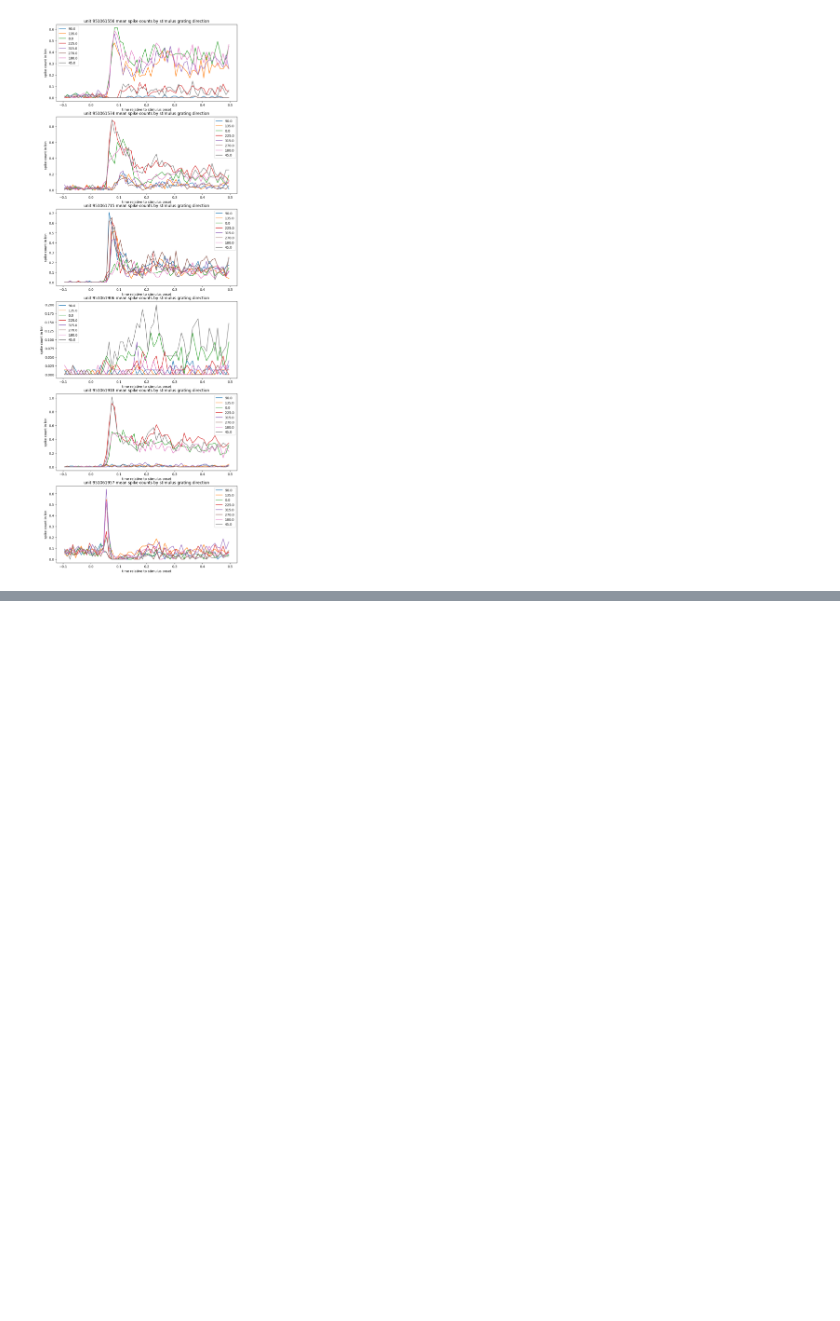
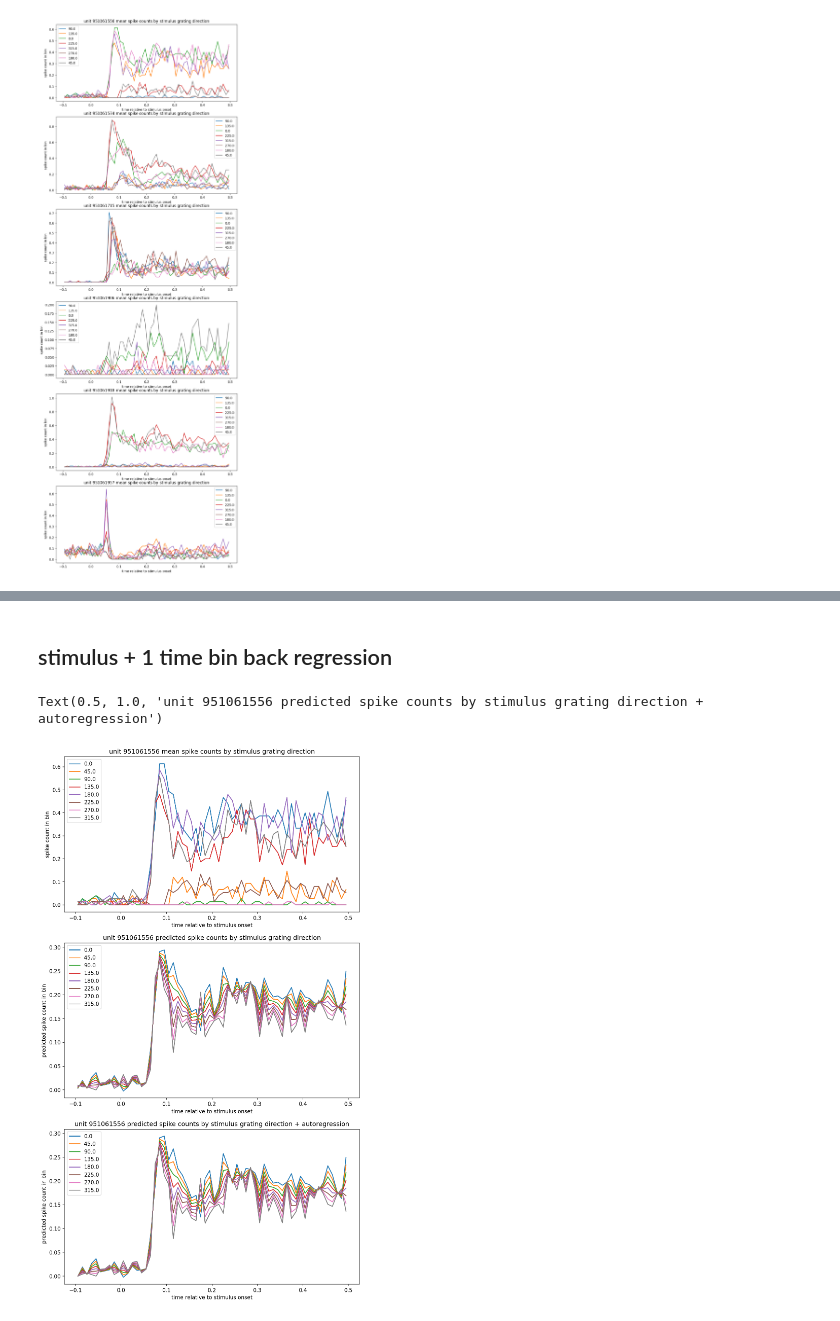
Before and after one commit to AllenInstitute/swdb_2023, a Jupyter notebook: Day5/Day5_VisualCodingNeuroPixels.ipynb, the cells around one changed output, grey strips where cells are left out. Cells and saved outputs as stored; diff of their text form; code cells hidden in the pictures; blank space fills up the shorter version.

```diff
--- a/Day5/Day5_VisualCodingNeuroPixels.ipynb
+++ b/Day5/Day5_VisualCodingNeuroPixels.ipynb
@@ -159,0 +217,59 @@ for i, unit_id in enumerate(interesting_units):
+# %% [markdown]
+## stimulus + 1 time bin back regression
+# %%
+auto_reg_results = []
+for i in range(spikes.shape[1]):
+    if i >= 1:
+        reg = LinearRegression()
+        X = np.stack([orientations, spikes[:, i-1]]).T
+        Y = spikes[:, i]
+        reg.fit(X, Y)
+        auto_reg_results.append(reg)
+# %%
+# plot regression result
+unique_orientations.sort()
+
+fig, ax = plt.subplots(3, 1, figsize=(10, 18), dpi=150)
+
+unit_id = 951061556
+for orientation in unique_orientations:
+    trial_ids = presentations[presentations.orientation == orientation].index.values
+    data = histograms.loc[trial_ids, :, unit_id]
+    mean = data.mean(dim="stimulus_presentation_id")
+    ax[0].plot(data["time_relative_to_stimulus_onset"], mean, label=orientation)
+ax[0].legend()
+ax[0].set_xlabel("time relative to stimulus onset")
+ax[0].set_ylabel("spike count in bin")
+ax[0].set_title(f"unit {unit_id} mean spike counts by stimulus grating direction")
+
+
+# stimulus-based regression
+pred_responses = []
+for res in lin_reg_results:
+    pred_responses.append(res.predict(unique_orientations.reshape(-1,1)))
+pred_responses = np.array(pred_responses)
+
+for i, orientation in enumerate(unique_orientations):
+    ax[1].plot(data["time_relative_to_stimulus_onset"], pred_responses[:, i], label=orientation)
+ax[1].legend()
+ax[1].set_xlabel("time relative to stimulus onset")
+ax[1].set_ylabel("predicted spike count in bin")
+ax[1].set_title(f"unit {unit_id} predicted spike counts by stimulus grating direction")
+
+# auto regressive models
+# assuming response all start from 0
+pred_responses = [np.zeros(len(unique_orientations))]
+for i, res in enumerate(auto_reg_results):
+    X = np.stack([unique_orientations, pred_responses[-1]]).T
+    pred_responses.append(res.predict(X))
+pred_responses = np.array(pred_responses)
+
+for i, orientation in enumerate(unique_orientations):
+    ax[2].plot(data["time_relative_to_stimulus_onset"], pred_responses[:, i], label=orientation)
+ax[2].legend()
+ax[2].set_xlabel("time relative to stimulus onset")
+ax[2].set_ylabel("predicted spike count in bin")
+ax[2].set_title(f"unit {unit_id} predicted spike counts by stimulus grating direction + autoregression")
+# %% [output]
+Text(0.5, 1.0, 'unit 951061556 predicted spike counts by stimulus grating direction + autoregression')
+[figure, added]
```
Also changed, not shown: parts of 7 cells of this notebook.
